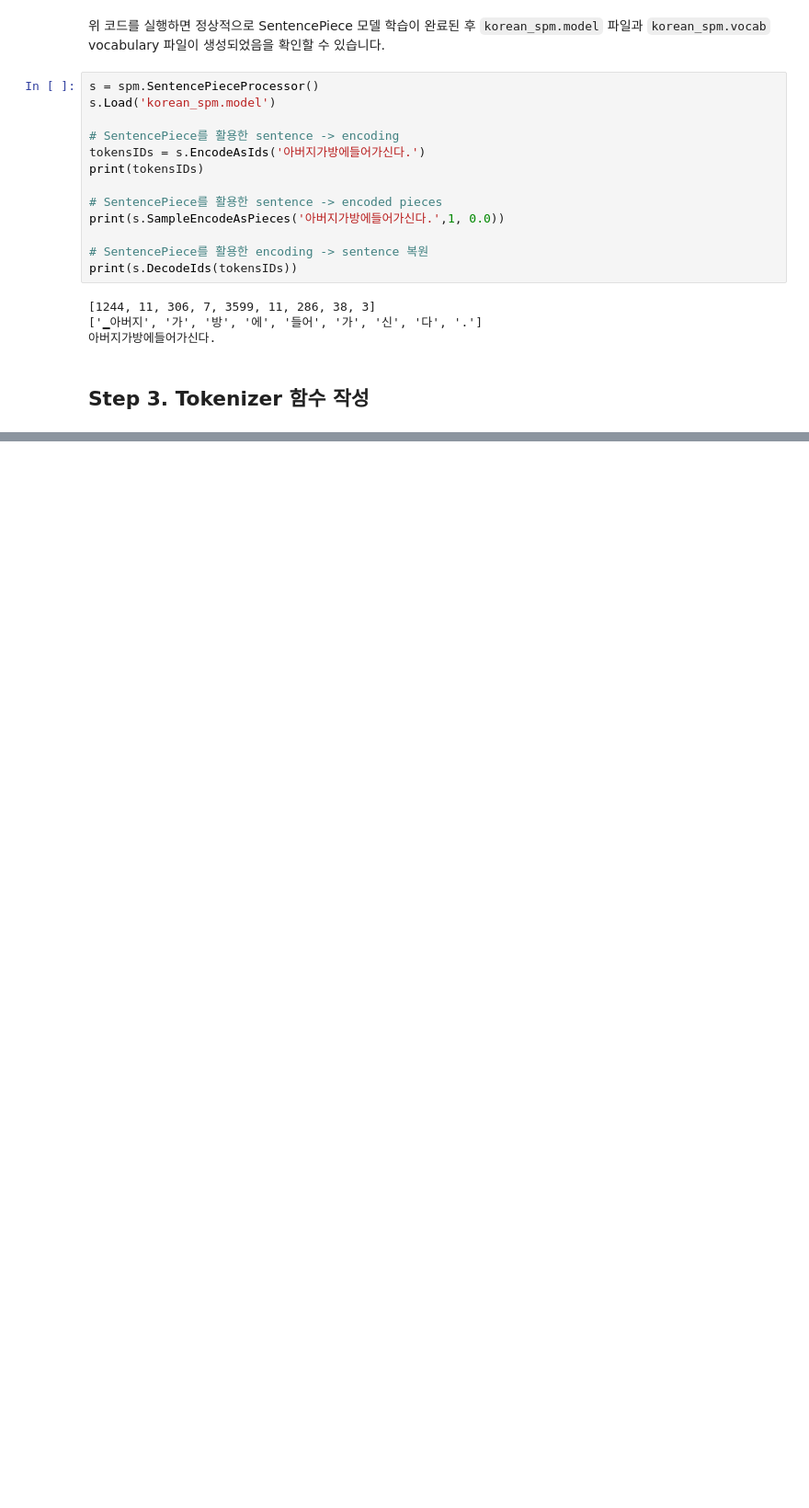
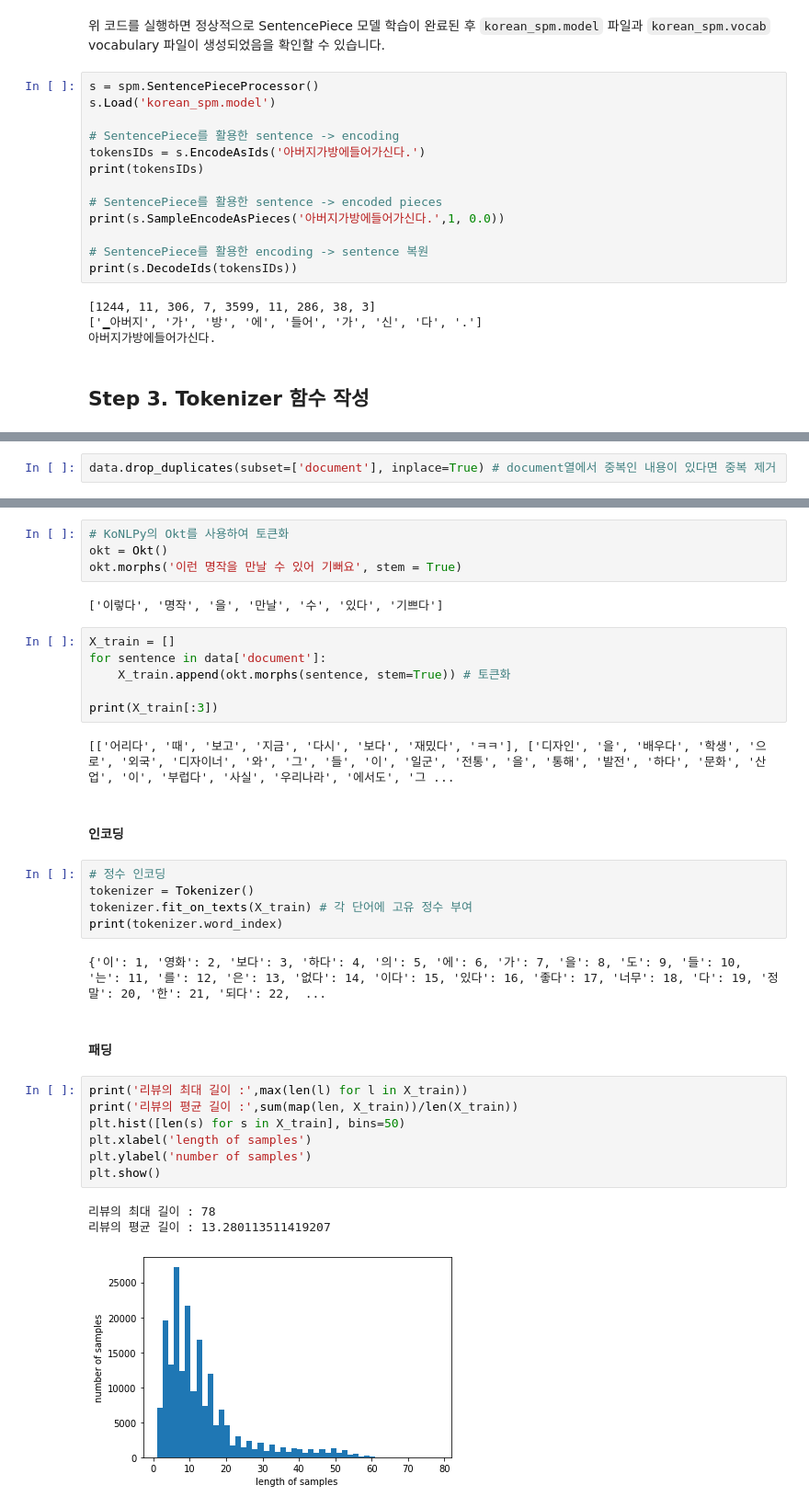
Before and after one commit to p2yeong/AIFFEL-Study, a Jupyter notebook: exploration/GD2_SentencePiece.ipynb, the cells around one changed output, grey strips where cells are left out. Shown at 92% size. Saved outputs shown, nothing was run; the diff lists cells and outputs as text; blank space fills up the shorter version.

```diff
--- a/exploration/GD2_SentencePiece.ipynb
+++ b/exploration/GD2_SentencePiece.ipynb
@@ -127,0 +318,2 @@ print(s.DecodeIds(tokensIDs))
+# %%
+data.drop_duplicates(subset=['document'], inplace=True) # document열에서 중복인 내용이 있다면 중복 제거
@@ -127,0 +448,36 @@ print(s.DecodeIds(tokensIDs))
+# %%
+# KoNLPy의 Okt를 사용하여 토큰화
+okt = Okt()
+okt.morphs('이런 명작을 만날 수 있어 기뻐요', stem = True)
+# %% [output]
+['이렇다', '명작', '을', '만날', '수', '있다', '기쁘다']
+# %%
+X_train = []
+for sentence in data['document']:
+    X_train.append(okt.morphs(sentence, stem=True)) # 토큰화
+
+print(X_train[:3])
+# %% [output]
+[['어리다', '때', '보고', '지금', '다시', '보다', '재밌다', 'ㅋㅋ'], ['디자인', '을', '배우다', '학생', '으로', '외국', '디자이너', '와', '그', '들', '이', '일군', '전통', '을', '통해', '발전', '하다', '문화', '산업', '이', '부럽다', '사실', '우리나라', '에서도', '그 ...
+# %% [markdown]
+#### 인코딩
+# %%
+# 정수 인코딩
+tokenizer = Tokenizer()
+tokenizer.fit_on_texts(X_train) # 각 단어에 고유 정수 부여
+print(tokenizer.word_index)
+# %% [output]
+{'이': 1, '영화': 2, '보다': 3, '하다': 4, '의': 5, '에': 6, '가': 7, '을': 8, '도': 9, '들': 10, '는': 11, '를': 12, '은': 13, '없다': 14, '이다': 15, '있다': 16, '좋다': 17, '너무': 18, '다': 19, '정말': 20, '한': 21, '되다': 22,  ...
+# %% [markdown]
+#### 패딩
+# %%
+print('리뷰의 최대 길이 :',max(len(l) for l in X_train))
+print('리뷰의 평균 길이 :',sum(map(len, X_train))/len(X_train))
+plt.hist([len(s) for s in X_train], bins=50)
+plt.xlabel('length of samples')
+plt.ylabel('number of samples')
+plt.show()
+# %% [output]
+리뷰의 최대 길이 : 78
+리뷰의 평균 길이 : 13.280113511419207
+[figure, added]
```
Also changed, not shown: parts of 54 cells of this notebook.
